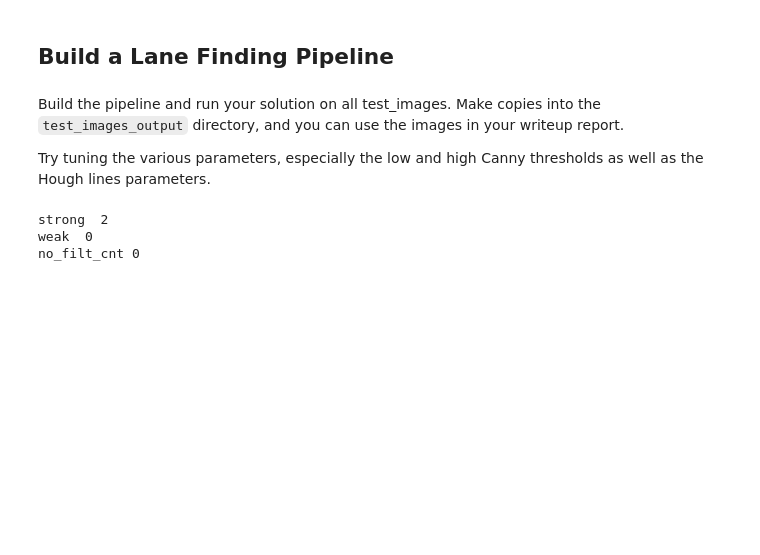
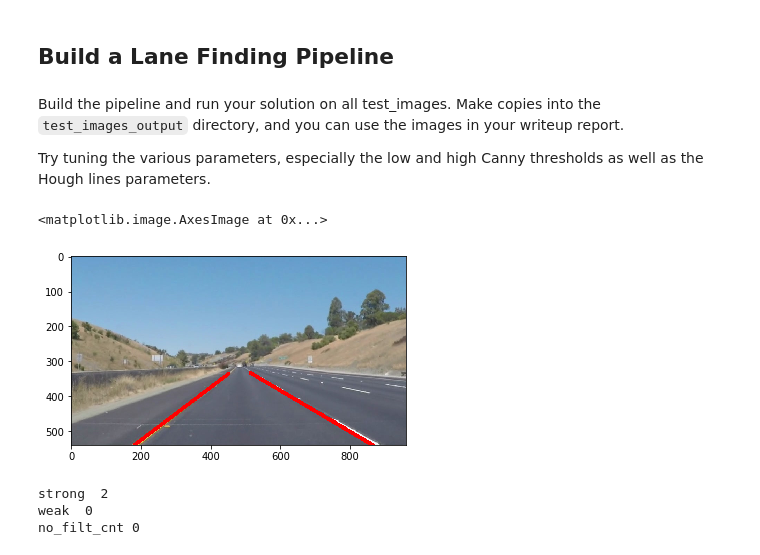
Before and after one commit to acidhills/udacity_traffic_lanes, a Jupyter notebook: P1.ipynb, the cells around one changed output. Saved outputs shown, nothing was run; the diff lists cells and outputs as text; code cells hidden in the pictures; blank space fills up the shorter version.

```diff
--- a/P1.ipynb
+++ b/P1.ipynb
@@ -261,7 +259,7 @@ def get_line(line,oposit_top, top,shape):
 strong_cnt = 0
 weak_cnt = 0
 no_filt_cnt = 0
-def get_border(lines, debug= False):
+def get_border(lines, left, debug= False):
     global strong_cnt,weak_cnt,no_filt_cnt
     result_line = [0,0,0,0]
     result_line2 = [0,0,0,0]
@@ -270,13 +268,15 @@ def get_border(lines, debug= False):
         print('lines',lines)
     def filt(x):
         x = x[0]
-#         angle = abs(m.degrees(m.atan((x[0]-x[2])/(x[1]-x[3]))))
-#         print(angle)
-#         return angle > 48 and angle < 62 and abs(x[0]-x[2]) > abs(x[1]-x[3])
+#         angle = abs(m.degrees(m.atan((x[1]-x[3])/(x[0]-x[2]))))
+# #         print(angle)
+#         return angle > 25 and angle < 80 and abs(x[0]-x[2]) > abs(x[1]-x[3])
 
-        angle = abs(m.degrees(m.atan((x[1]-x[3])/(x[0]-x[2]))))
-#         print(angle)
-        return angle > 25 and angle < 80 and abs(x[0]-x[2]) > abs(x[1]-x[3])
+        angle = m.degrees(m.atan((x[1]-x[3])/(x[0]-x[2])))
+        if(left):
+            return angle < -25 and angle > -80 and abs(x[0]-x[2]) > abs(x[1]-x[3])
+        else:
+            return angle > 25 and angle < 80 and abs(x[0]-x[2]) > abs(x[1]-x[3])
 
     def filt_weak(x):
         x = x[0]
@@ -364,29 +364,31 @@ image = mpimg.imread('test_images/'+img)
 # %%
 # TODO: Build your pipeline that will draw lane lines on the test_images
 # then save them to the test_images_output directory.
 from pathlib import Path
 Path("test_images_output").mkdir(parents=True, exist_ok=True)
-# for img in [os.listdir("test_images/")[1]]:
-for img in [f for f in os.listdir('test_images/') if os.path.isfile(f)]:
+for img in [os.listdir("test_images/")[1]]:
+# for img in [f for f in os.listdir('test_images/') if os.path.isfile(f)]:
 # for img in ['img_err.jpg']:
     image = mpimg.imread('test_images/'+img)
     gray_img = get_prepared_image(image)
-    plt.imshow(image)
     left, right = get_lines(gray_img)
 
 
     line_img_t = np.zeros((image.shape[0], image.shape[1], 3), dtype=np.uint8)
 
-    l_line = get_border(left)
+    l_line = get_border(left, True)
     l_top = (max(left[0][0][0],left[0][0][2]),min(left[0][0][1],left[0][0][3]))
-    r_line = get_border(right)
+    r_line = get_border(right, False)
     r_top  = (right[0][0][0],right[0][0][1])
     draw_lines(image, [get_line(l_line,r_top, l_top,image.shape),get_line(r_line,l_top, r_top,image.shape)], thickness=10)
 #     draw_lines(image, left+right, thickness=2)
     mpimg.imsave('test_images_output/'+img, image)
 
 
-# plt.imshow(image)
+plt.imshow(image)
+# %% [output]
+<matplotlib.image.AxesImage at 0x...>
+[figure, added]
 # %%
 # strong_cnt = 0
 # weak_cnt = 0
```
Also changed, not shown: parts of 7 cells of this notebook, 3 other files.
